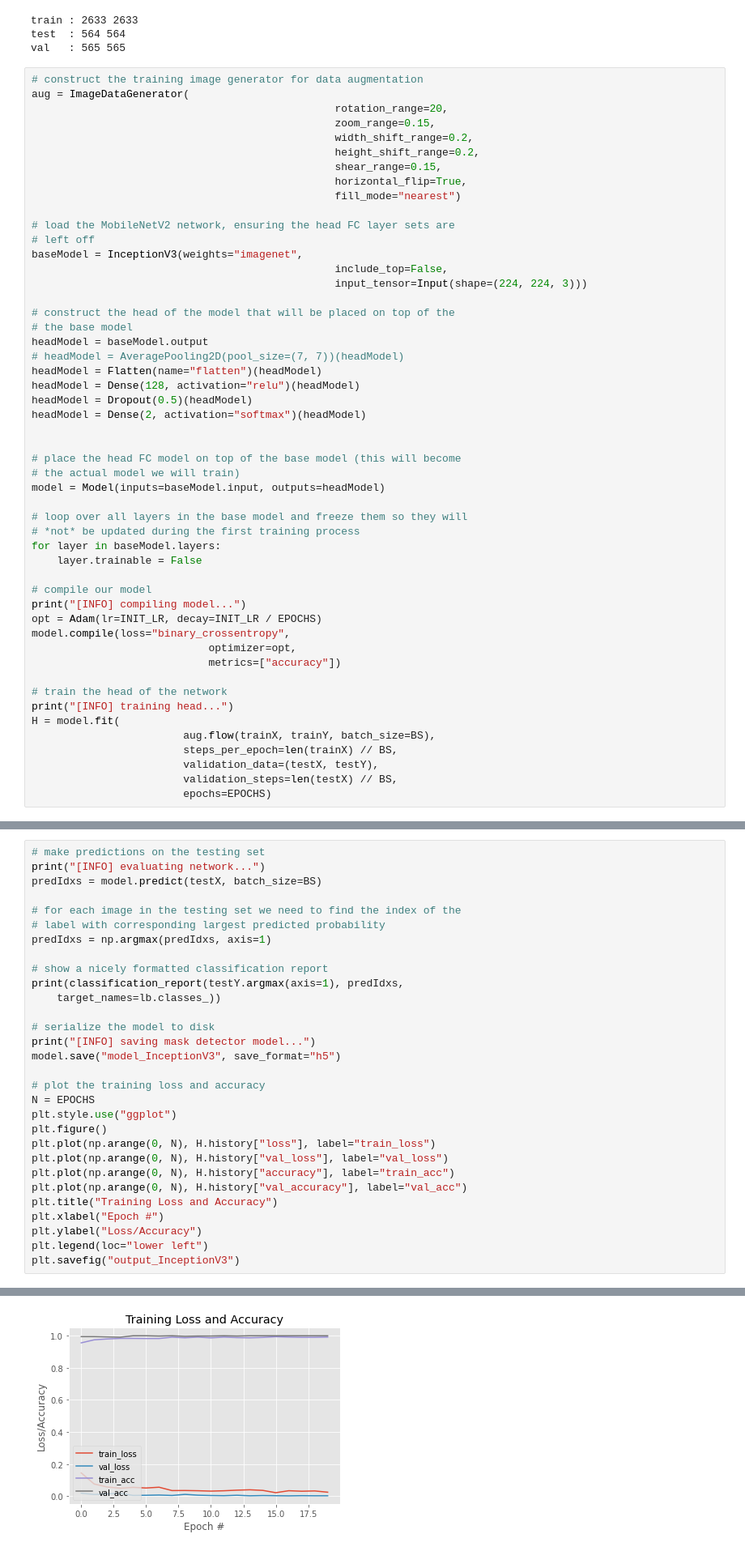
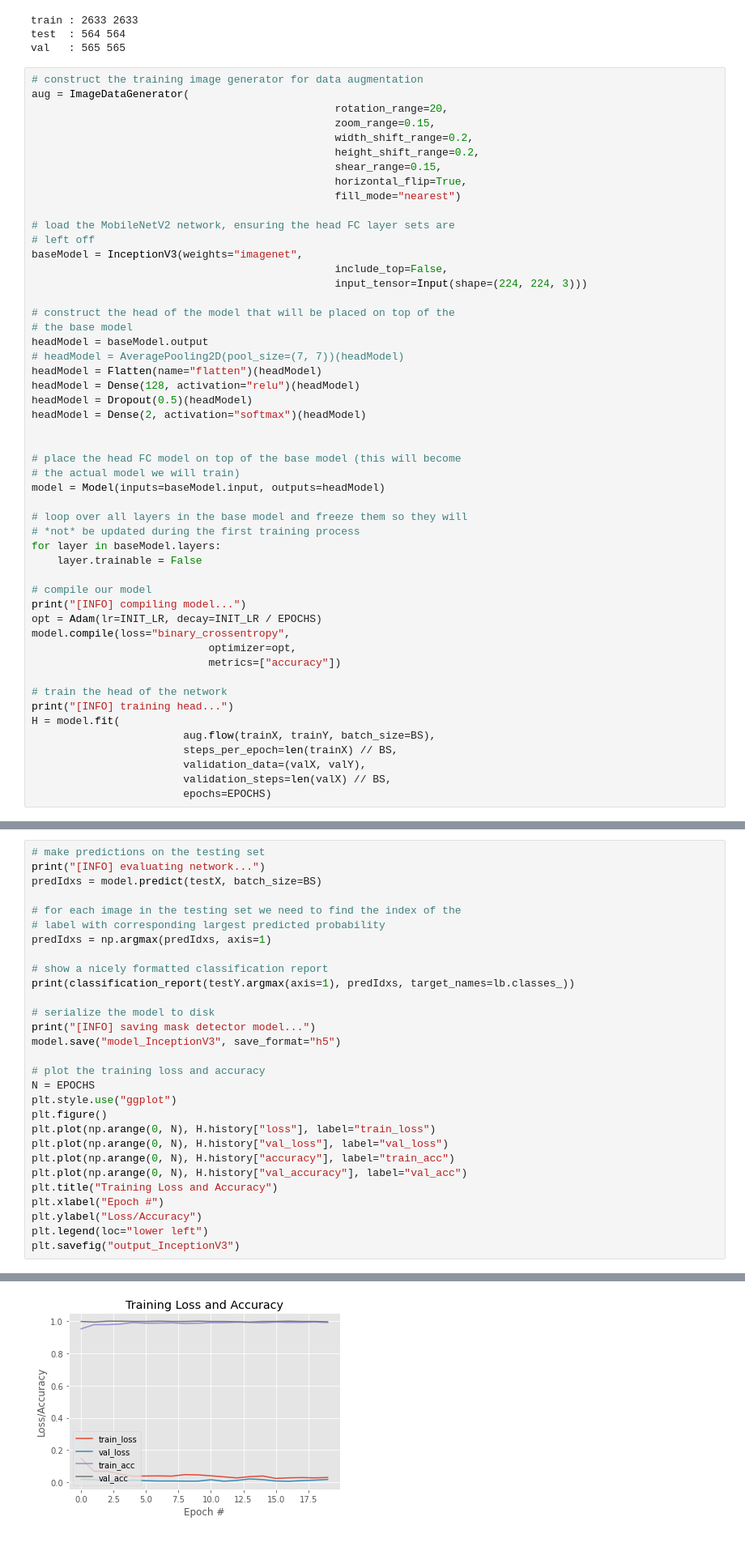
Before and after one commit to eXitHere/image_processing_project, a Jupyter notebook: train_with_InceptionV3.ipynb, the cells around one changed output, grey strips where cells are left out. Shown at 81% size. Cells and saved outputs as stored; diff of their text form.

```diff
--- a/train_with_InceptionV3.ipynb
+++ b/train_with_InceptionV3.ipynb
@@ -115,8 +115,8 @@ print("[INFO] training head...")
 H = model.fit(
 						aug.flow(trainX, trainY, batch_size=BS),
 						steps_per_epoch=len(trainX) // BS,
-						validation_data=(testX, testY),
-						validation_steps=len(testX) // BS,
+						validation_data=(valX, valY),
+						validation_steps=len(valX) // BS,
 						epochs=EPOCHS)
 # %% [output]
 [INFO] compiling model...
@@ -149,36 +148,35 @@ predIdxs = model.predict(testX, batch_size=BS)
 predIdxs = np.argmax(predIdxs, axis=1)
 
 # show a nicely formatted classification report
-print(classification_report(testY.argmax(axis=1), predIdxs,
-	target_names=lb.classes_))
+print(classification_report(testY.argmax(axis=1), predIdxs, target_names=lb.classes_))
 
 # serialize the model to disk
 print("[INFO] saving mask detector model...")
 model.save("model_InceptionV3", save_format="h5")
 
 # plot the training loss and accuracy
 N = EPOCHS
 plt.style.use("ggplot")
 plt.figure()
 plt.plot(np.arange(0, N), H.history["loss"], label="train_loss")
 plt.plot(np.arange(0, N), H.history["val_loss"], label="val_loss")
 plt.plot(np.arange(0, N), H.history["accuracy"], label="train_acc")
 plt.plot(np.arange(0, N), H.history["val_accuracy"], label="val_acc")
 plt.title("Training Loss and Accuracy")
 plt.xlabel("Epoch #")
 plt.ylabel("Loss/Accuracy")
 plt.legend(loc="lower left")
 plt.savefig("output_InceptionV3")
 # %% [output]
 [INFO] evaluating network...
               precision    recall  f1-score   support
 
    with_mask       1.00      1.00      1.00       275
 without_mask       1.00      1.00      1.00       289
 
     accuracy                           1.00       564
    macro avg       1.00      1.00      1.00       564
 weighted avg       1.00      1.00      1.00       564
 
 [INFO] saving mask detector model...
-[figure, old version]
+[figure, new version]
```
Also changed, not shown: parts of 1 cell of this notebook, 5 other files.
